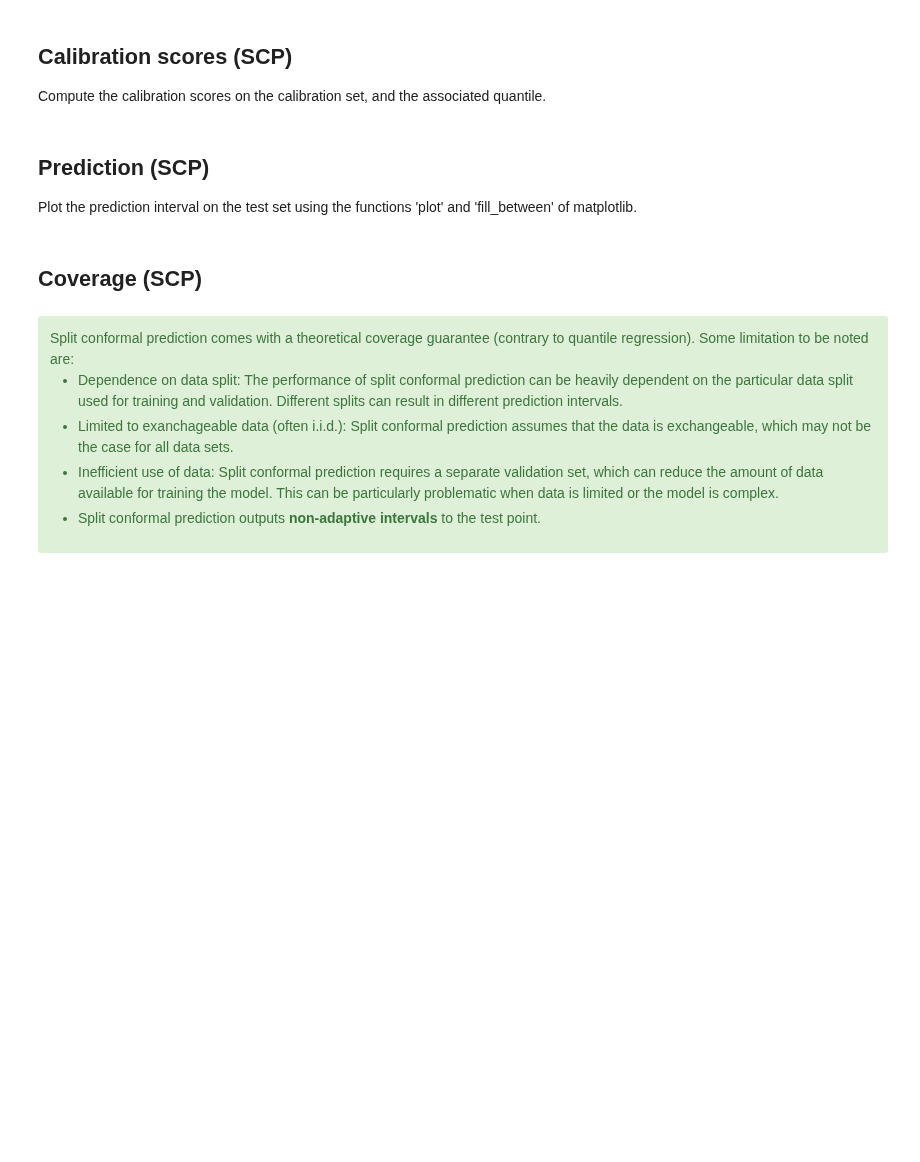
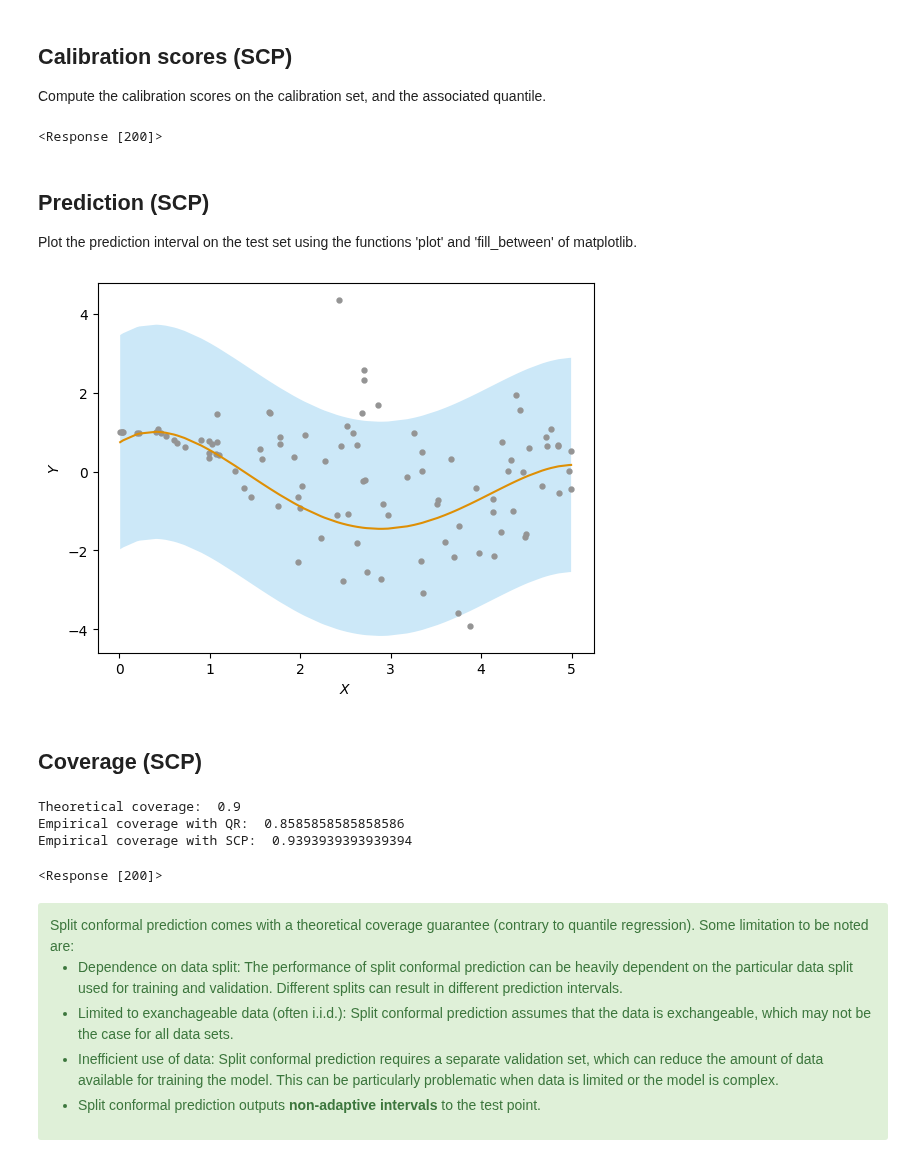
Before and after one commit to claireBoyer/tutorial-conformal-prediction, a Jupyter notebook: labs/TP_cp_init_student_version.ipynb, the cells around one changed output. Cells and saved outputs as stored; diff of their text form; code cells hidden in the pictures; blank space fills up the shorter version.

```diff
--- a/labs/TP_cp_init_student_version.ipynb
+++ b/labs/TP_cp_init_student_version.ipynb
@@ -314,9 +339,11 @@ residuals_cal = # YOUR CODE HERE
 n_cal = # YOUR CODE HERE
 quantile_scp = # YOUR CODE HERE
 
-send(residuals_cal, 5)
-send(n_cal, 6)
-send(["quantile_scp",quantile_scp], 7)
+send(residuals_cal, 6)
+send(n_cal, 7)
+send(["quantile_scp",quantile_scp], 8)
+# %% [output]
+<Response [200]>
 # %% [markdown]
 <div id="prediction-(SCP)"> </div>
 
@@ -326,20 +353,22 @@ Plot the prediction interval on the test set using the functions 'plot' and 'fil
 # %%
 plt.scatter(X_test,y_test,marker='.',color=color_test,zorder=2, s=50)
 
 # Compute y_pred_test
 y_pred_test = # YOUR CODE HERE
 
 
 #
 #
 # YOUR CODE HERE
 #
 #
 
 plt.xlabel(r'$X$')
 plt.ylabel(r'$Y$')
-send(plt, 8)
+send(plt, 9)
 plt.show()
+# %% [output]
+[figure, added]
 # %% [markdown]
 <div id="coverage-(SCP)"> </div>
 
@@ -355,7 +384,12 @@ print("Theoretical coverage: ",1-beta)
 print("Empirical coverage with QR: ",prop_covered_qr)
 print("Empirical coverage with SCP: ",prop_covered_scp)
 
-send(["Theoretical / Empirical QR / Empirical SCP",1-beta,prop_covered_qr,prop_covered_scp], 9)
+send(["Theoretical / Empirical QR / Empirical SCP",1-beta,prop_covered_qr,prop_covered_scp], 10)
+# %% [output]
+Theoretical coverage:  0.9
+Empirical coverage with QR:  0.8585858585858586
+Empirical coverage with SCP:  0.9393939393939394
+<Response [200]>
 # %% [markdown]
 <div class="alert alert-block alert-success"> Split conformal prediction comes with a theoretical coverage guarantee (contrary to quantile regression).
     Some limitation to be noted are:
```
Also changed, not shown: parts of 14 cells of this notebook, 2 other files.
